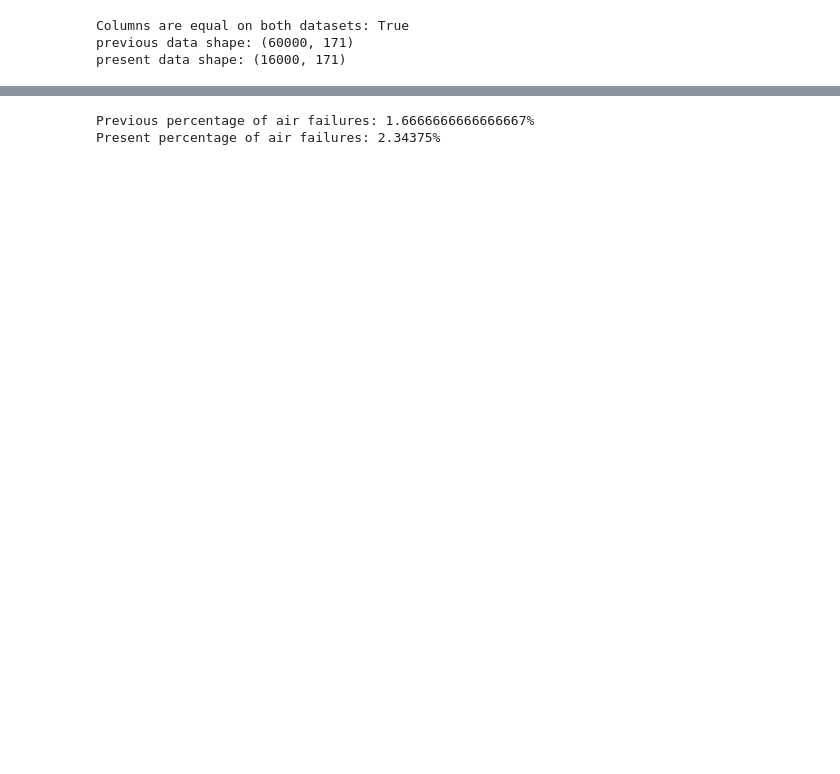
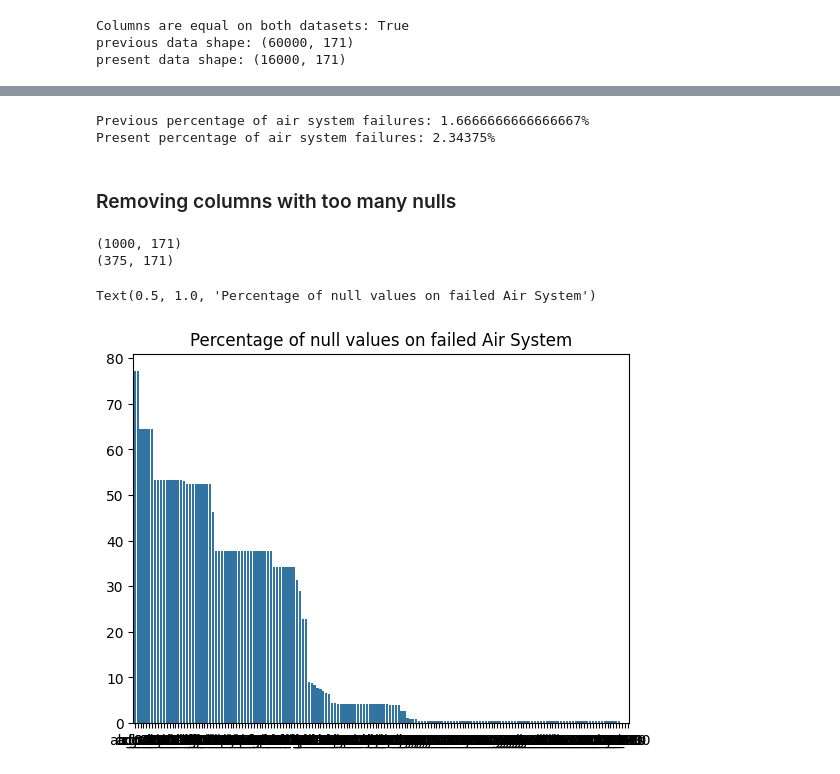
Before and after one commit to pedrobortolon/truck-air-system-failure-analysis, a Jupyter notebook: truck_company_analysis.ipynb, the cells around one changed output, grey strips where cells are left out. Drawn from its saved outputs; the diff is of its cells as text; code cells hidden in the pictures; blank space fills up the shorter version.

```diff
--- a/truck_company_analysis.ipynb
+++ b/truck_company_analysis.ipynb
@@ -6,10 +23,10 @@ import seaborn as sns
 # %%
-previous = pd.read_csv("datasets/air_system_previous_years.csv")
-present = pd.read_csv("datasets/air_system_present_year.csv")
+original_previous = pd.read_csv("datasets/air_system_previous_years.csv")
+original_present = pd.read_csv("datasets/air_system_present_year.csv")
 
-print("Columns are equal on both datasets:", (previous.columns == present.columns).all()) # check if there are any new or differnt columns
-print("previous data shape:", previous.shape)
-print("present data shape:", present.shape)
+print("Columns are equal on both datasets:", (original_previous.columns == original_present.columns).all()) # check if there are any new or differnt columns
+print("previous data shape:", original_previous.shape)
+print("present data shape:", original_present.shape)
 # %% [output]
 Columns are equal on both datasets: True
 previous data shape: (60000, 171)
@@ -17,9 +36,10 @@ present data shape: (16000, 171)
 # %%
-previous.replace("na", np.nan, inplace=True)
-present.replace("na", np.nan, inplace=True)
+# handle missing data
+original_previous.replace("na", np.nan, inplace=True)
+original_present.replace("na", np.nan, inplace=True)
 
-previous.iloc[:, 0].astype(str)
-previous.iloc[:, 1:].astype(np.number)
+original_previous.iloc[:, 0].astype(str)
+original_previous.iloc[:, 1:].astype(np.number)
 
-present.iloc[:, 0] = present.iloc[:, 0].astype(str)
-present.iloc[:, 1:] = present.iloc[:, 1:].astype(np.number)
+original_present.iloc[:, 0] = original_present.iloc[:, 0].astype(str)
+original_present.iloc[:, 1:] = original_present.iloc[:, 1:].astype(np.number)
@@ -39,9 +46,42 @@ Name: aa_000, Length: 16000, dtype: float64' has dtype incompatible with int64,
 # %%
-previous_air_problems = previous.iloc[:, :2].groupby("class").count().loc["pos", previous.columns[1]]
-print("Previous percentage of air failures:", f"{previous_air_problems/600}%")
+# calculate percentage of failure related to air system
+previous_air_problems = original_previous.iloc[:, :2].groupby("class").count().loc["pos", original_previous.columns[1]]
+print("Previous percentage of air system failures:", f"{previous_air_problems/600}%")
 
-present_air_problems = present.iloc[:, :2].groupby("class").count().loc["pos", previous.columns[1]]
-print("Present percentage of air failures:", f"{present_air_problems/160}%")
+present_air_problems = original_present.iloc[:, :2].groupby("class").count().loc["pos", original_previous.columns[1]]
+print("Present percentage of air system failures:", f"{present_air_problems/160}%")
 # %% [output]
-Previous percentage of air failures: 1.6666666666666667%
-Present percentage of air failures: 2.34375%
+Previous percentage of air system failures: 1.6666666666666667%
+Present percentage of air system failures: 2.34375%
+# %%
+# adjust data types
+previous = original_previous.copy()
+previous["class"] = previous["class"].replace({"neg": 0, "pos": 1})
+for column in previous.columns:
+    previous[column] = previous[column].astype(np.number)
+
+present = original_present.copy()
+present["class"] = present["class"].replace({"neg": 0, "pos": 1})
+for column in present.columns:
+    present[column] = present[column].astype(np.number)
+
+full_df = pd.concat([previous, present])
+for column in full_df.columns:
+    full_df[column] = full_df[column].astype(np.number)
+# %% [markdown]
+### Removing columns with too many nulls
+# %%
+# check number of positives vs negatives on class
+print(previous[previous["class"] == 1].shape)
+print(present[present["class"] == 1].shape)
+# %% [output]
+(1000, 171)
+(375, 171)
+# %%
+#### get percentage of null values where class = pos on previous dataframe
+percentage_of_na_values_previous = previous[previous["class"] == 1].isna().sum().sort_values(ascending=False)/10
+fig = sns.barplot(data=percentage_of_na_values_previous)
+fig.set_title("Percentage of null values on failed Air System")
+# %% [output]
+Text(0.5, 1.0, 'Percentage of null values on failed Air System')
+[figure, added]
```
Also changed, not shown: parts of 51 cells of this notebook, 10 other files.
